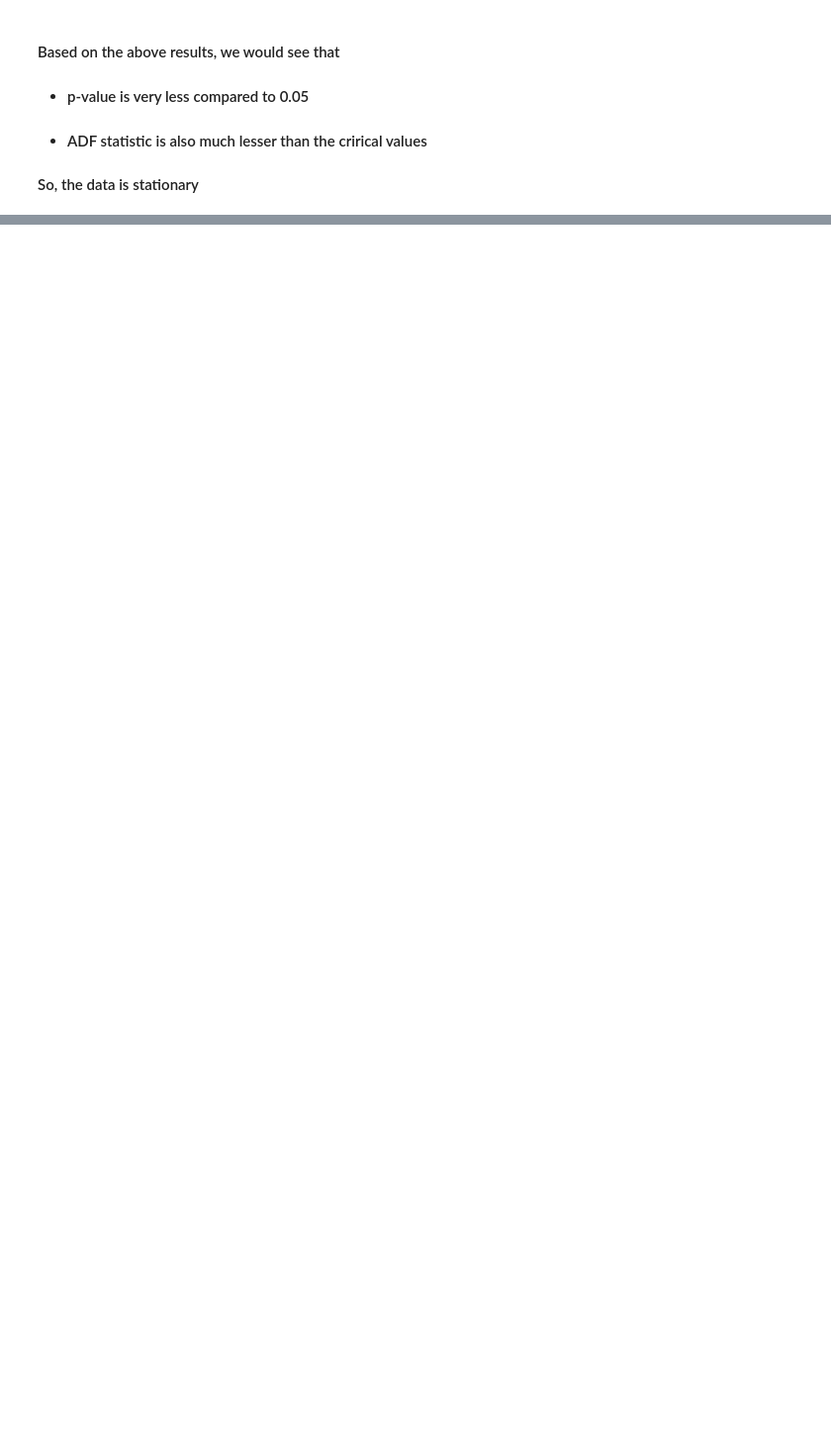
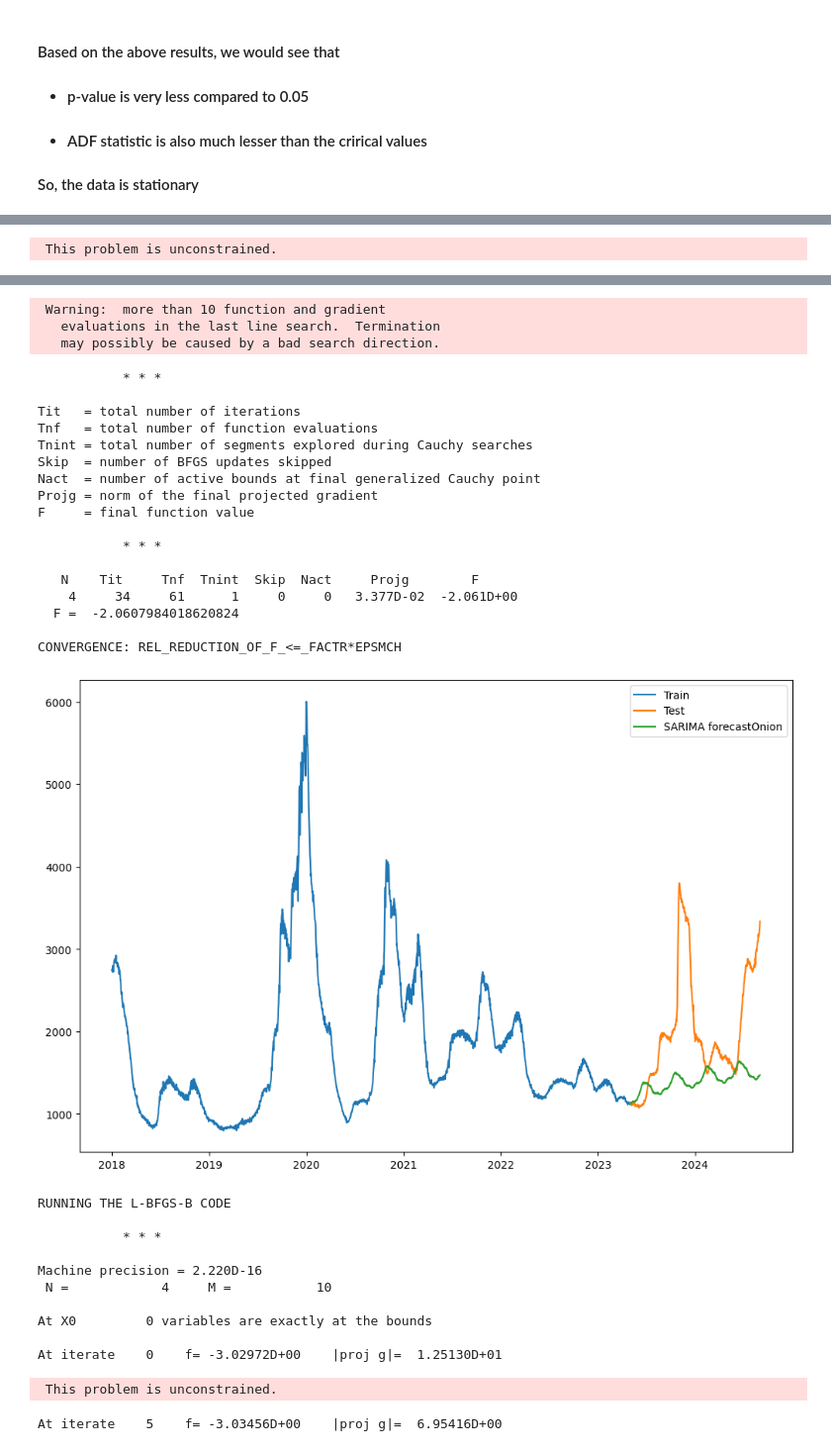
Before and after one commit to mashriram/sih_2024, a Jupyter notebook: src/06_arima.ipynb, the cells around one changed output, grey strips where cells are left out. Shown at 99% size. Cells and saved outputs as stored; diff of their text form; code cells hidden in the pictures; blank space fills up the shorter version.

```diff
--- a/src/06_arima.ipynb
+++ b/src/06_arima.ipynb
@@ -102,0 +297,24 @@ for commodity in commodities:
+# %%
+from statsmodels.tsa.statespace.sarimax import SARIMAX
+for commodity in commodities:
+    boxcox_commodity = boxcox_dfs[commodity]
+    model = SARIMAX(boxcox_commodity, seasonal_order=(1,1,1,120))
+    model = model.fit()
+    # print(model.params)
+
+    y_hat_sarima = df_test_commodity_boxcox_diff.copy()
+    y_hat_sarima['sarima_forecast_boxcox'] = model.predict(df_test_commodity_boxcox_diff.index.min(), df_test_commodity_boxcox_diff.index.max())
+    y_hat_sarima['sarima_forecast'] = np.exp(y_hat_sarima['sarima_forecast_boxcox'])
+
+    up_train_commodity = up_train[up_train['commodity'] == commodity]
+    up_train_commodity_dt = up_train_commodity.groupby("datetime").agg({"modal_rs_quintal":"mean"})
+    up_test_commodity = up_test[up_test['commodity'] == commodity]
+    up_test_commodity_dt = up_test_commodity.groupby("datetime").agg({"modal_rs_quintal":"mean"})
+
+    plt.figure(figsize=(12,8))
+    plt.plot(up_train_commodity_dt,label="Train")
+    plt.plot(up_test_commodity_dt,label="Test")
+    plt.plot(y_hat_sarima['sarima_forecast'], label="SARIMA forecast" + commodity)
+    plt.legend(loc="best")
+    plt.show()
+# %% [output]
@@ -102,0 +331 @@ for commodity in commodities:
+ This problem is unconstrained.
@@ -102,0 +343,33 @@ for commodity in commodities:
+ Warning:  more than 10 function and gradient
+   evaluations in the last line search.  Termination
+   may possibly be caused by a bad search direction.
+           * * *
+
+Tit   = total number of iterations
+Tnf   = total number of function evaluations
+Tnint = total number of segments explored during Cauchy searches
+Skip  = number of BFGS updates skipped
+Nact  = number of active bounds at final generalized Cauchy point
+Projg = norm of the final projected gradient
+F     = final function value
+
+           * * *
+
+   N    Tit     Tnf  Tnint  Skip  Nact     Projg        F
+    4     34     61      1     0     0   3.377D-02  -2.061D+00
+  F =  -2.0607984018620824
+
+CONVERGENCE: REL_REDUCTION_OF_F_<=_FACTR*EPSMCH
+[figure, added]
+RUNNING THE L-BFGS-B CODE
+
+           * * *
+
+Machine precision = 2.220D-16
+ N =            4     M =           10
+
+At X0         0 variables are exactly at the bounds
+
+At iterate    0    f= -3.02972D+00    |proj g|=  1.25130D+01
+ This problem is unconstrained.
+At iterate    5    f= -3.03456D+00    |proj g|=  6.95416D+00
```
Also changed, not shown: parts of 15 cells of this notebook.
